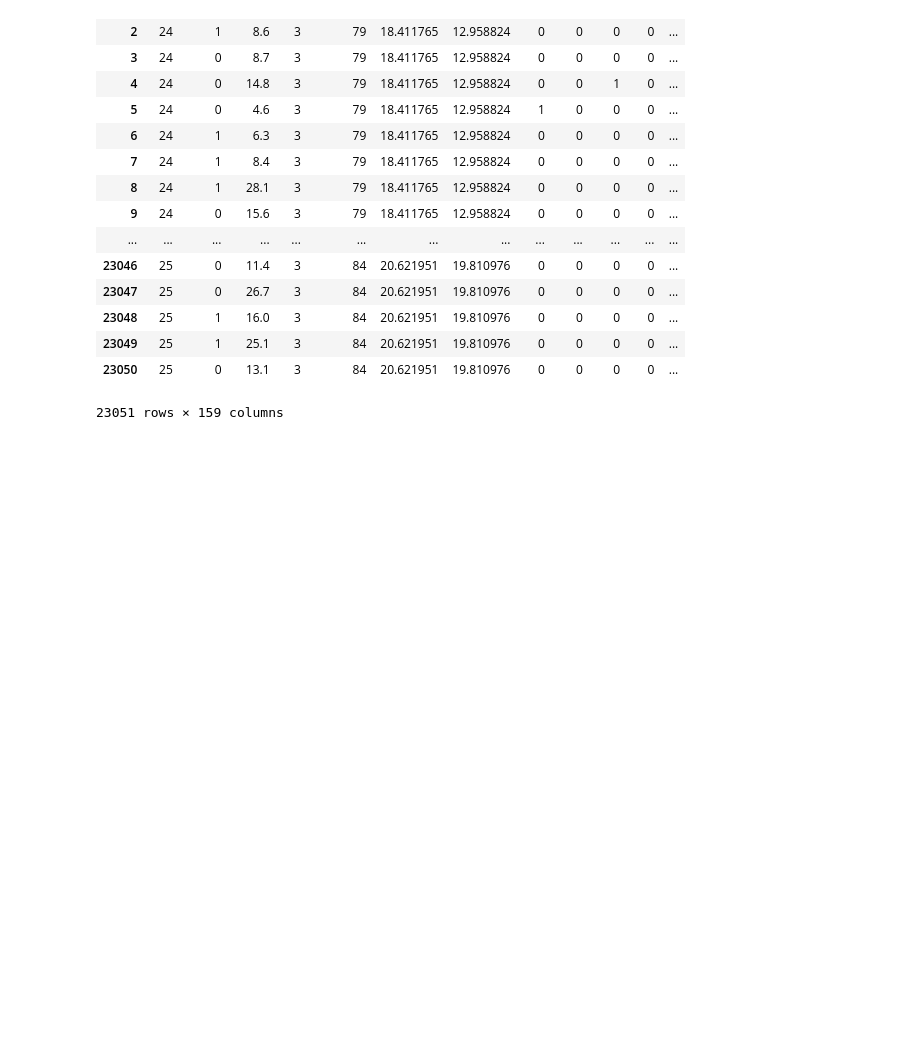
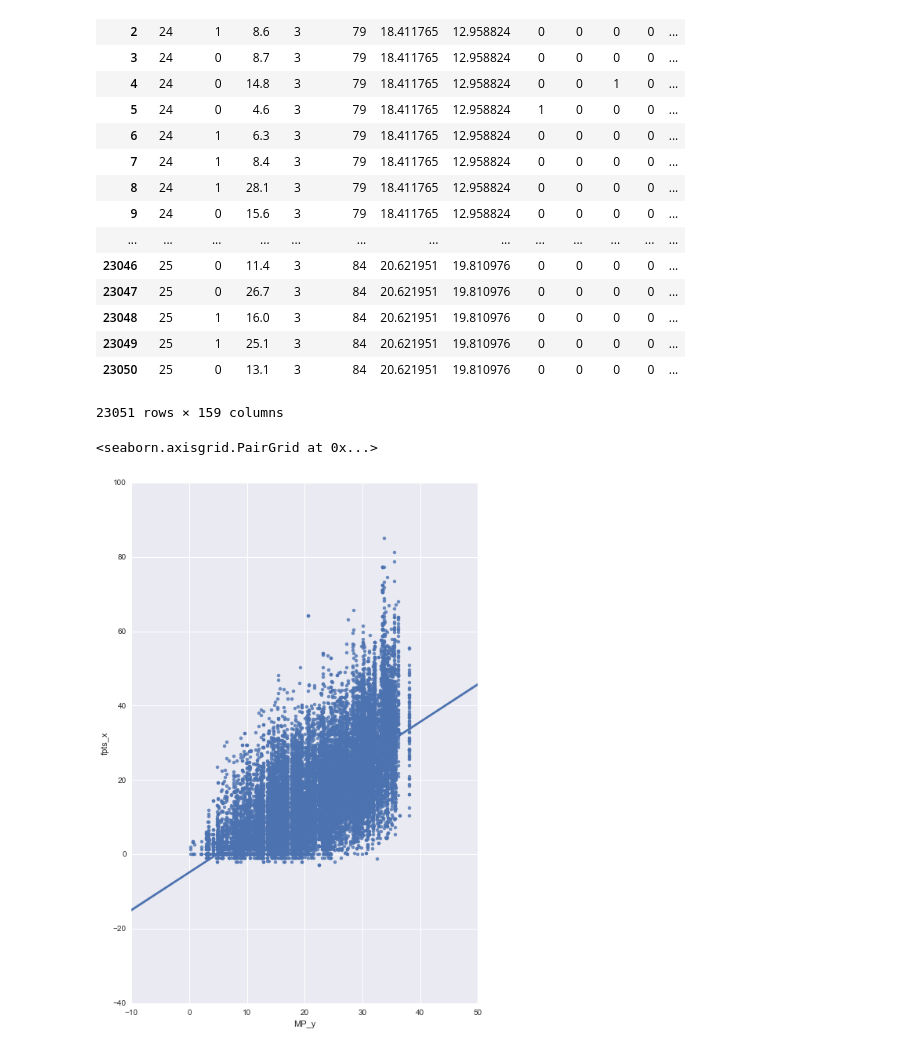
Before and after one commit to the212/nba-zerb, a Jupyter notebook: gameLogs.ipynb, the cells around one changed output. Drawn from its saved outputs; the diff is of its cells as text; code cells hidden in the pictures; blank space fills up the shorter version.

```diff
--- a/gameLogs.ipynb
+++ b/gameLogs.ipynb
@@ -144,0 +150,5 @@ games
+# %%
+sns.pairplot(games, x_vars=['MP_y'], y_vars='fpts_x', size=10, aspect=0.7, kind='reg')
+# %% [output]
+<seaborn.axisgrid.PairGrid at 0x...>
+[figure, added]
```
Also changed, not shown: parts of 18 cells of this notebook.
